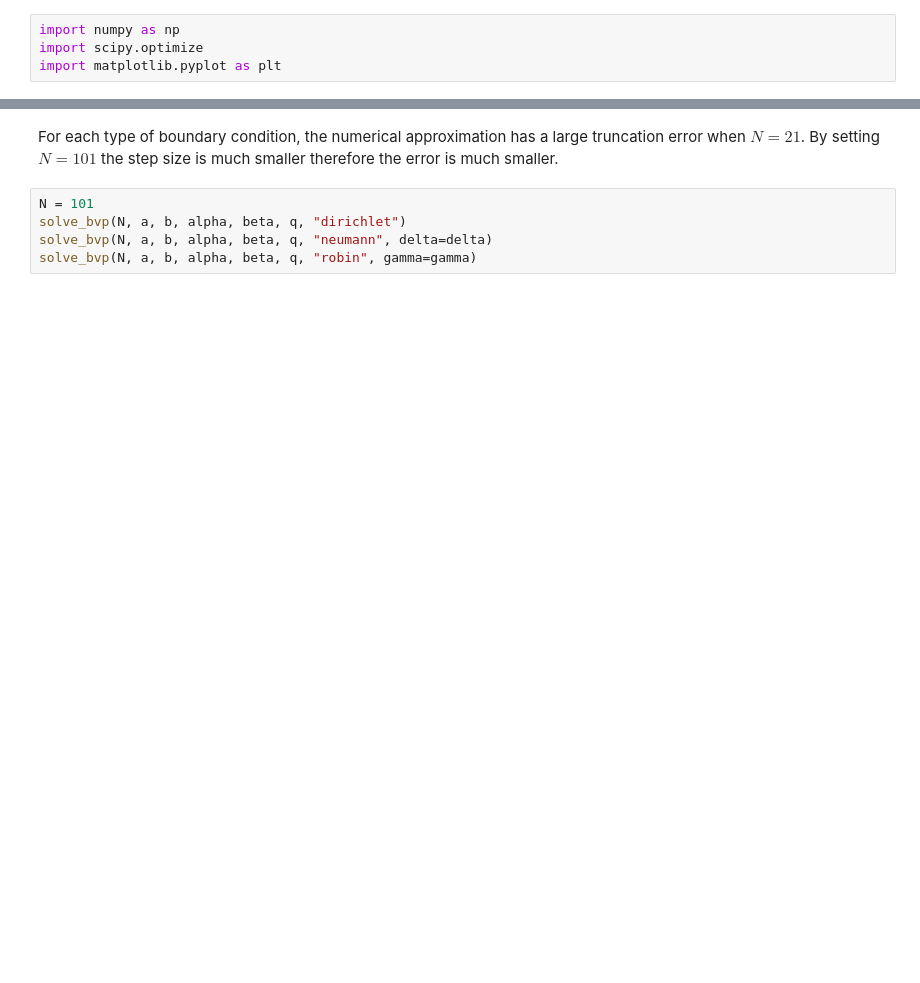
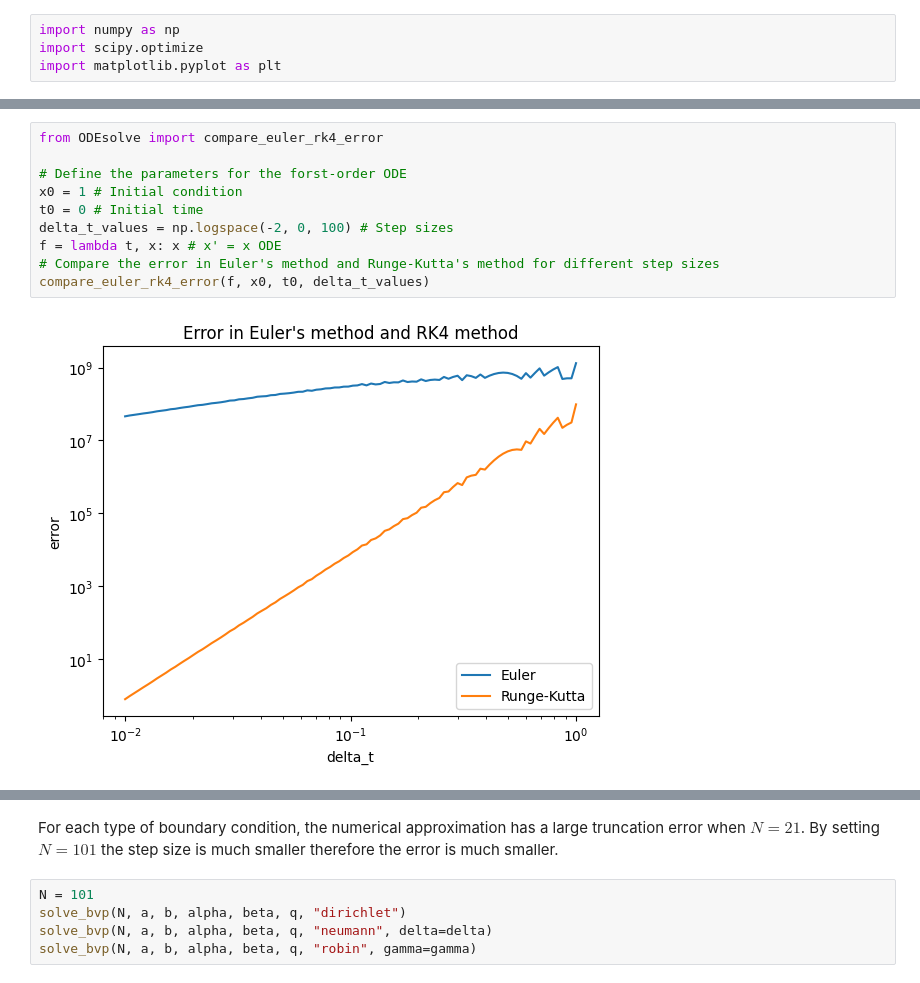
Before and after one commit to BedenPag/scicomp, a Jupyter notebook: Report.ipynb, the cells around one changed output, grey strips where cells are left out. Saved outputs shown, nothing was run; the diff lists cells and outputs as text; blank space fills up the shorter version.

Commit message:
Got Eulers and Rk4 in report

```diff
--- a/Report.ipynb
+++ b/Report.ipynb
@@ -39,0 +40,12 @@ where $u = (x,y)$, $x(0) = 1$ and $y(0) = 1$.
+# %%
+from ODEsolve import compare_euler_rk4_error
+
+# Define the parameters for the forst-order ODE
+x0 = 1 # Initial condition
+t0 = 0 # Initial time
+delta_t_values = np.logspace(-2, 0, 100) # Step sizes
+f = lambda t, x: x # x' = x ODE
+# Compare the error in Euler's method and Runge-Kutta's method for different step sizes
+compare_euler_rk4_error(f, x0, t0, delta_t_values)
+# %% [output]
+[figure, added]
```
Also changed, not shown: parts of 7 cells of this notebook, 4 other files.
